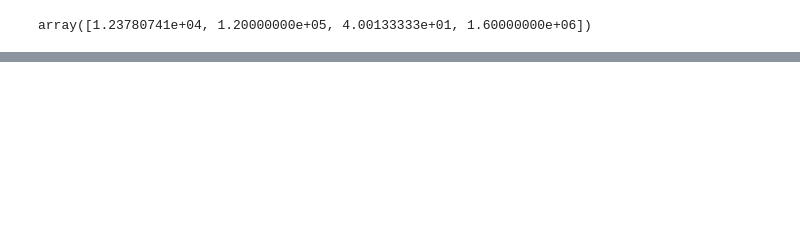
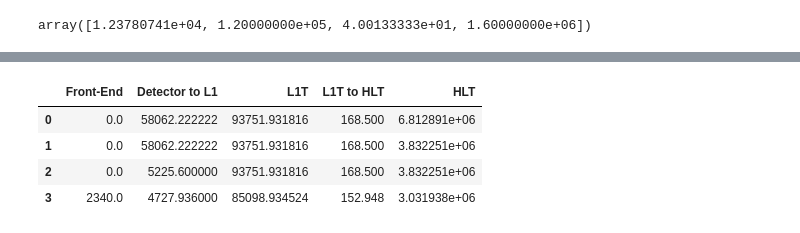
Before and after one commit to wilkieolin/system_flow, a Jupyter notebook: cms.ipynb, the cells around one changed output, grey strips where cells are left out. Cells and saved outputs as stored; diff of their text form; code cells hidden in the pictures; blank space fills up the shorter version.

```diff
--- a/cms.ipynb
+++ b/cms.ipynb
@@ -321,4 +368,12 @@ fig.update_layout(
                   height = 600,)
 fig.show()
 fig.write_image("experiment comparison 2.png")
+# %%
+breakdown_2
+# %% [output]
+|  | Front-End | Detector to L1 | L1T | L1T to HLT | HLT |
+| 0 | 0.0 | 58062.222222 | 93751.931816 | 168.500 | 6.812891e+06 |
+| 1 | 0.0 | 58062.222222 | 93751.931816 | 168.500 | 3.832251e+06 |
+| 2 | 0.0 | 5225.600000 | 93751.931816 | 168.500 | 3.832251e+06 |
+| 3 | 2340.0 | 4727.936000 | 85098.934524 | 152.948 | 3.031938e+06 |
 # %%
```
Also changed, not shown: parts of 25 cells of this notebook, 3 other files.
